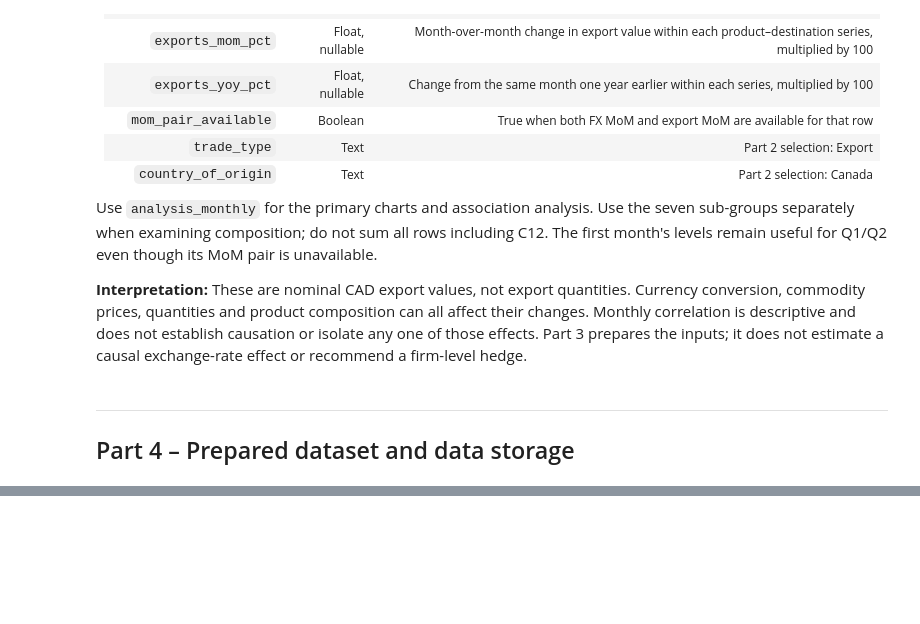
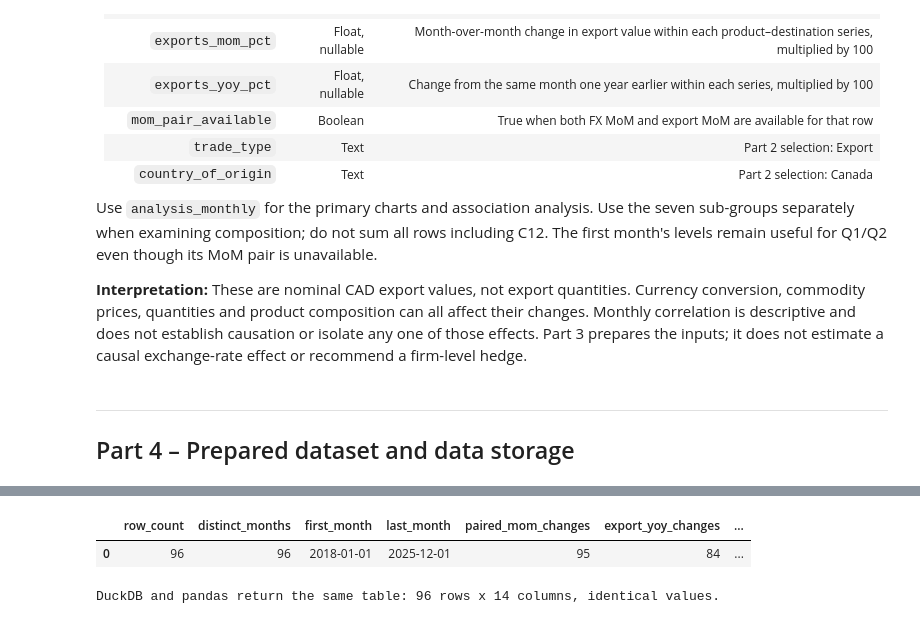
Before and after one commit to Lingliliee/Milestone-2, a Jupyter notebook: notebooks/milestone2_pipeline.ipynb, the cells around one changed output, grey strips where cells are left out. Cells and saved outputs as stored; diff of their text form; code cells hidden in the pictures; blank space fills up the shorter version.

```diff
--- a/notebooks/milestone2_pipeline.ipynb
+++ b/notebooks/milestone2_pipeline.ipynb
@@ -755,0 +933,32 @@ exchange-rate effect or recommend a firm-level hedge.
+# %%
+# 4.4 Local SQL retrieval with DuckDB (in-memory; reads the CSV, writes nothing, no token needed)
+import duckdb
+
+p4_con = duckdb.connect()
+p4_src = "read_csv('" + P4_CSV.as_posix().replace("'", "''") + "', header = true)"
+
+display(p4_con.sql(f'''
+    SELECT COUNT(*)                                     AS row_count,
+           COUNT(DISTINCT month)                        AS distinct_months,
+           MIN(month)                                   AS first_month,
+           MAX(month)                                   AS last_month,
+           COUNT(*) FILTER (WHERE mom_pair_available)   AS paired_mom_changes,
+           COUNT(exports_yoy_pct)                       AS export_yoy_changes,
+           MAX(export_value_cad_k) FILTER (WHERE month = DATE '2018-02-01') AS feb_2018_export_cad_k
+    FROM {p4_src}
+''').df())
+
+# All columns and all months, then an exact comparison with the pandas table from 4.1
+p4_sql_full = p4_con.sql(f"SELECT * FROM {p4_src} ORDER BY month").df()
+p4_con.close()
+p4_sql_full["month"] = pd.to_datetime(p4_sql_full["month"])
+p4_sql_full["status"] = p4_sql_full["status"].astype("string")
+try:
+    pd.testing.assert_frame_equal(p4_sql_full, prepared, check_dtype=False, check_exact=True)
+    print(f"DuckDB and pandas return the same table: {p4_sql_full.shape[0]} rows x {p4_sql_full.shape[1]} columns, identical values.")
+except AssertionError as err:
+    print("DISCREPANCY between DuckDB and pandas retrieval:", err)
+# %% [output]
+|  | row_count | distinct_months | first_month | last_month | paired_mom_changes | export_yoy_changes | ... |
+| 0 | 96 | 96 | 2018-01-01 | 2025-12-01 | 95 | 84 | ... |
+DuckDB and pandas return the same table: 96 rows x 14 columns, identical values.
```
Also changed, not shown: parts of 8 cells of this notebook, 4 other files.
